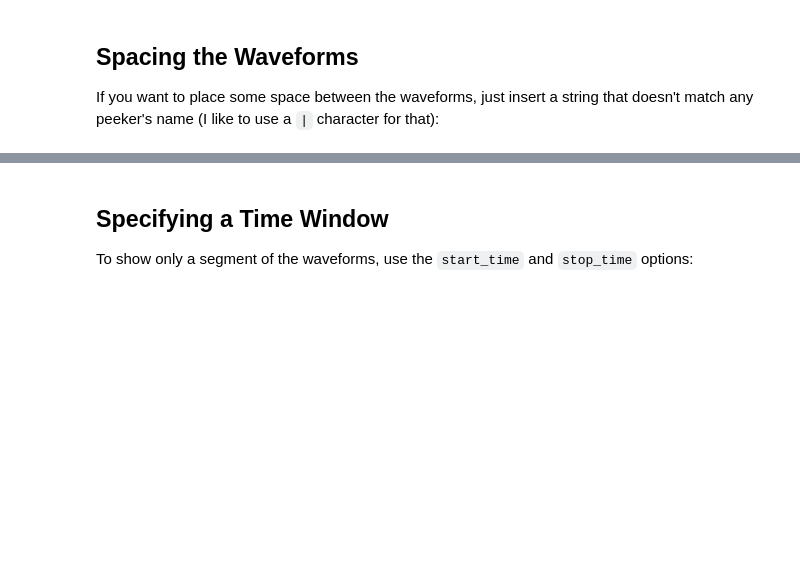
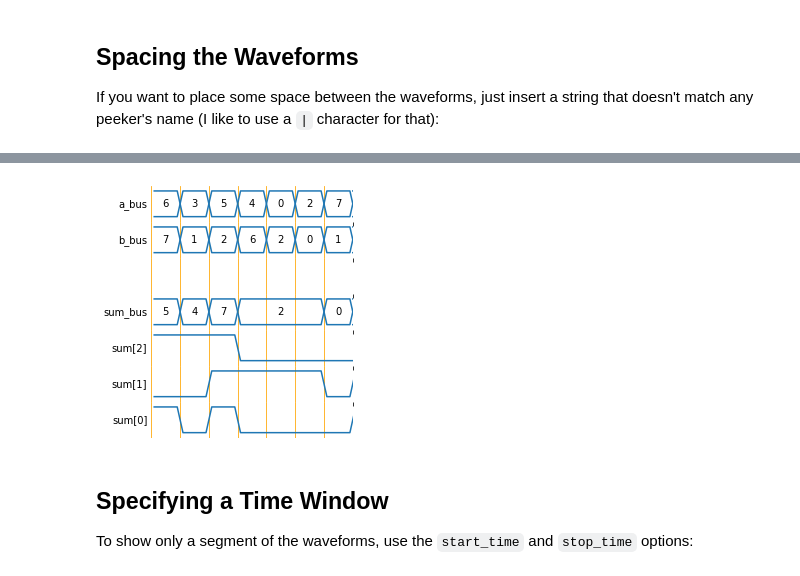
Before and after one commit to devbisme/myhdlpeek, a Jupyter notebook: examples/peeker_options.ipynb, the cells around one changed output, grey strips where cells are left out. Saved outputs shown, nothing was run; the diff lists cells and outputs as text; code cells hidden in the pictures; blank space fills up the shorter version.

```diff
--- a/examples/peeker_options.ipynb
+++ b/examples/peeker_options.ipynb
@@ -82,5 +85,5 @@ Peeker.to_wavedrom('a_bus b_bus sum_bus sum[2] sum[1] sum[0]')
 
 If you want to place some space between the waveforms, just insert a string that doesn't match any peeker's name (I like to use a `|` character for that):
 # %%
-Peeker.to_wavedrom('a_bus b_bus | sum_bus sum[2] sum[1] sum[0]')
+Peeker.show_waveforms('a_bus b_bus | sum_bus sum[2] sum[1] sum[0]')
 # %% [output]
@@ -88,3 +90,4 @@ Peeker.to_wavedrom('a_bus b_bus | sum_bus sum[2] sum[1] sum[0]')
+[figure, added]
 # %% [markdown]
 ## Specifying a Time Window
 
```
Also changed, not shown: parts of 10 cells of this notebook, 7 other files.
